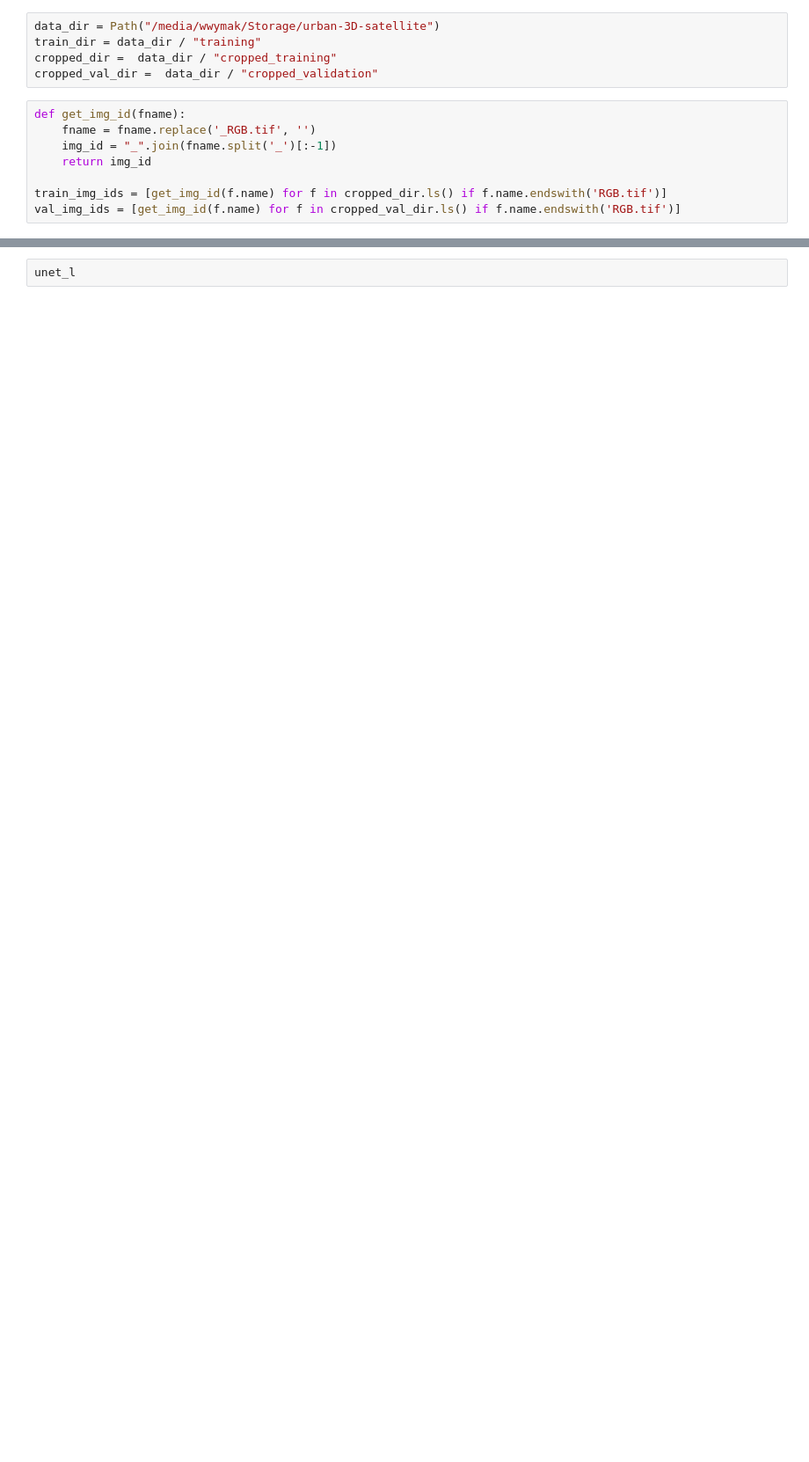
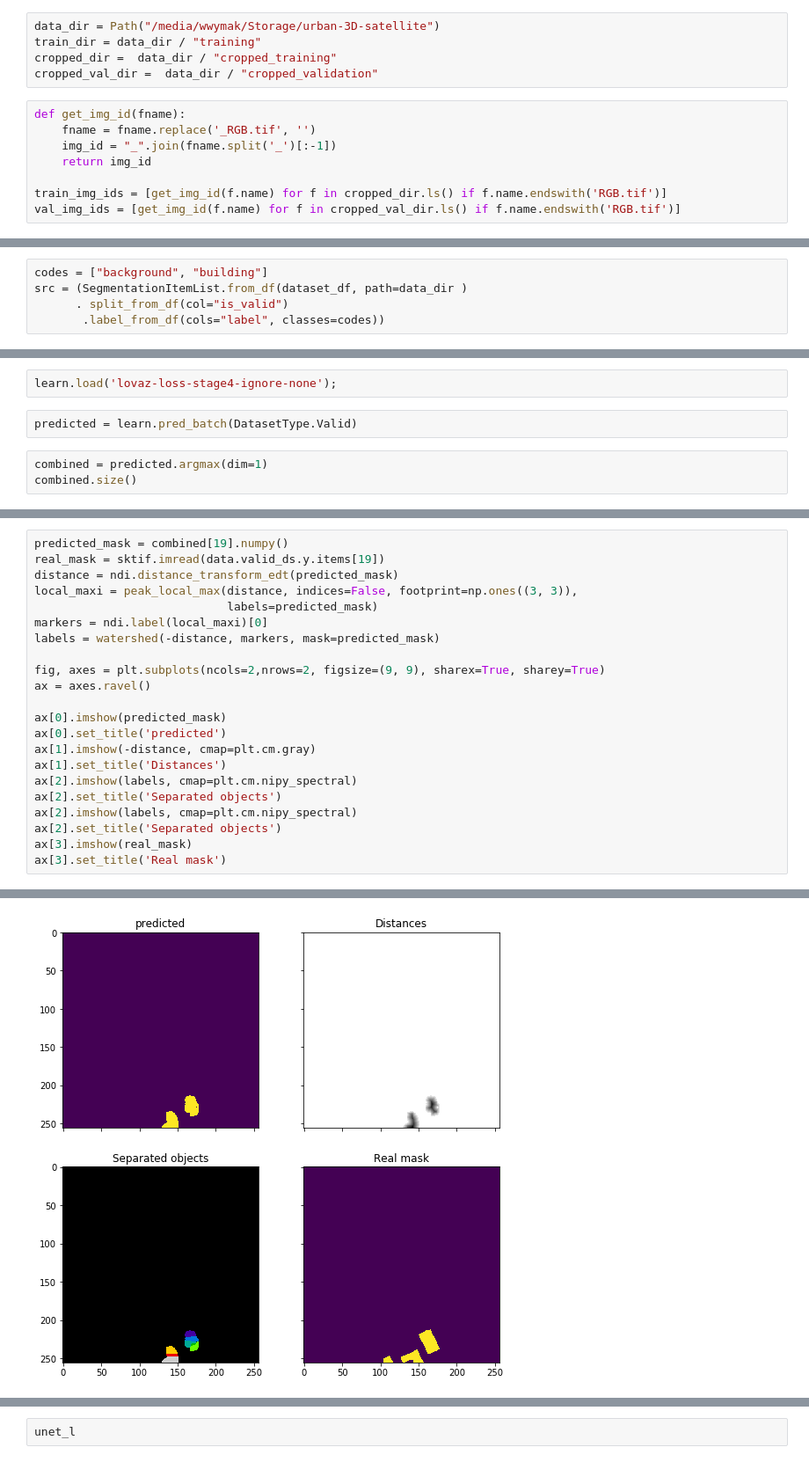
Before and after one commit to wwymak/spacenet-buildings, a Jupyter notebook: instance segmentation approach.ipynb, the cells around one changed output, grey strips where cells are left out. Shown at 88% size. Drawn from its saved outputs; the diff is of its cells as text; blank space fills up the shorter version.

Commit message:
more init instance segment stuff

```diff
--- a/instance segmentation approach.ipynb
+++ b/instance segmentation approach.ipynb
@@ -52,0 +139,5 @@ val_img_ids = [get_img_id(f.name) for f in cropped_val_dir.ls() if f.name.endswi
+# %%
+codes = ["background", "building"]
+src = (SegmentationItemList.from_df(dataset_df, path=data_dir )
+      . split_from_df(col="is_valid")
+       .label_from_df(cols="label", classes=codes))
@@ -52,0 +164,7 @@ val_img_ids = [get_img_id(f.name) for f in cropped_val_dir.ls() if f.name.endswi
+# %%
+learn.load('lovaz-loss-stage4-ignore-none');
+# %%
+predicted = learn.pred_batch(DatasetType.Valid)
+# %%
+combined = predicted.argmax(dim=1)
+combined.size()
@@ -52,0 +173,23 @@ val_img_ids = [get_img_id(f.name) for f in cropped_val_dir.ls() if f.name.endswi
+# %%
+predicted_mask = combined[19].numpy()
+real_mask = sktif.imread(data.valid_ds.y.items[19])
+distance = ndi.distance_transform_edt(predicted_mask)
+local_maxi = peak_local_max(distance, indices=False, footprint=np.ones((3, 3)),
+                            labels=predicted_mask)
+markers = ndi.label(local_maxi)[0]
+labels = watershed(-distance, markers, mask=predicted_mask)
+
+fig, axes = plt.subplots(ncols=2,nrows=2, figsize=(9, 9), sharex=True, sharey=True)
+ax = axes.ravel()
+
+ax[0].imshow(predicted_mask)
+ax[0].set_title('predicted')
+ax[1].imshow(-distance, cmap=plt.cm.gray)
+ax[1].set_title('Distances')
+ax[2].imshow(labels, cmap=plt.cm.nipy_spectral)
+ax[2].set_title('Separated objects')
+ax[2].imshow(labels, cmap=plt.cm.nipy_spectral)
+ax[2].set_title('Separated objects')
+ax[3].imshow(real_mask)
+ax[3].set_title('Real mask')
+# %% [output]
@@ -52,0 +197 @@ val_img_ids = [get_img_id(f.name) for f in cropped_val_dir.ls() if f.name.endswi
+[figure, added]
```
Also changed, not shown: parts of 21 cells of this notebook, 1 other file.
